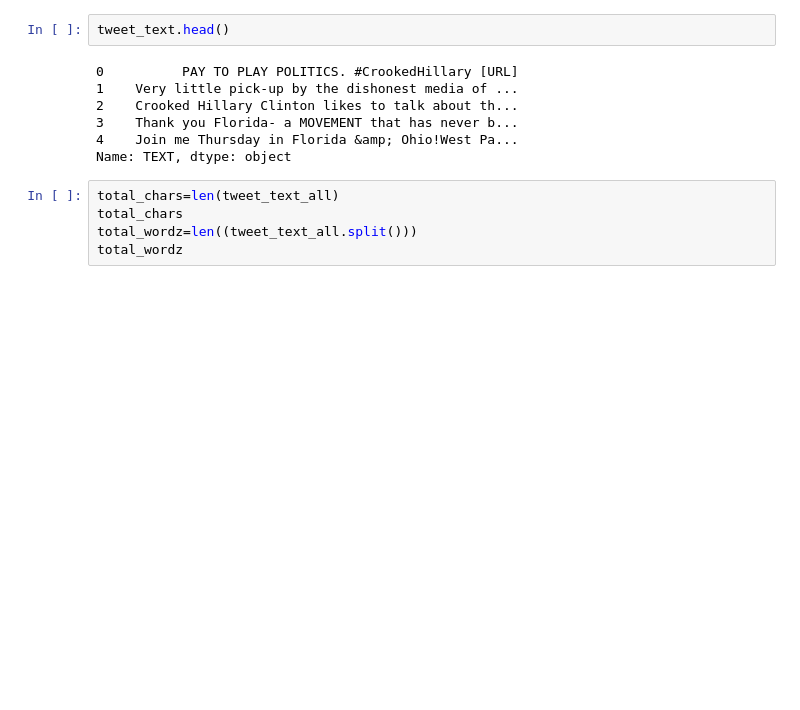
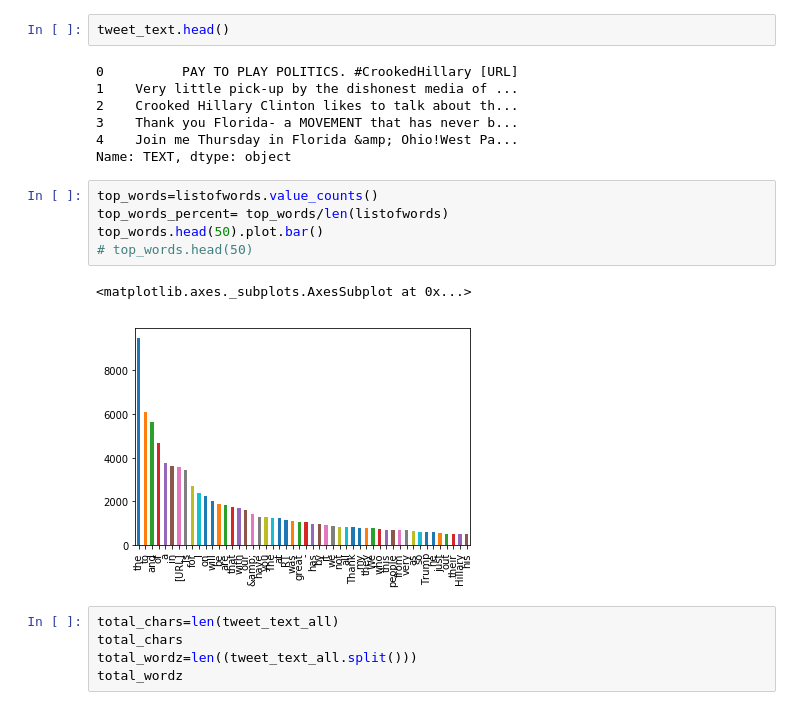
Before and after one commit to EthanH43/text_generator, a Jupyter notebook: Model/Model_with_twitter_data.ipynb, the cells around one changed output. Drawn from its saved outputs; the diff is of its cells as text; blank space fills up the shorter version.

Commit message:
added word freq analysis

```diff
--- a/Model/Model_with_twitter_data.ipynb
+++ b/Model/Model_with_twitter_data.ipynb
@@ -99,6 +100,14 @@ tweet_text.head()
 3    Thank you Florida- a MOVEMENT that has never b...
 4    Join me Thursday in Florida &amp; Ohio!West Pa...
 Name: TEXT, dtype: object
+# %%
+top_words=listofwords.value_counts()
+top_words_percent= top_words/len(listofwords)
+top_words.head(50).plot.bar()
+# top_words.head(50)
+# %% [output]
+<matplotlib.axes._subplots.AxesSubplot at 0x...>
+[figure, added]
 # %%
 total_chars=len(tweet_text_all)
 total_chars
```
Also changed, not shown: parts of 5 cells of this notebook.
